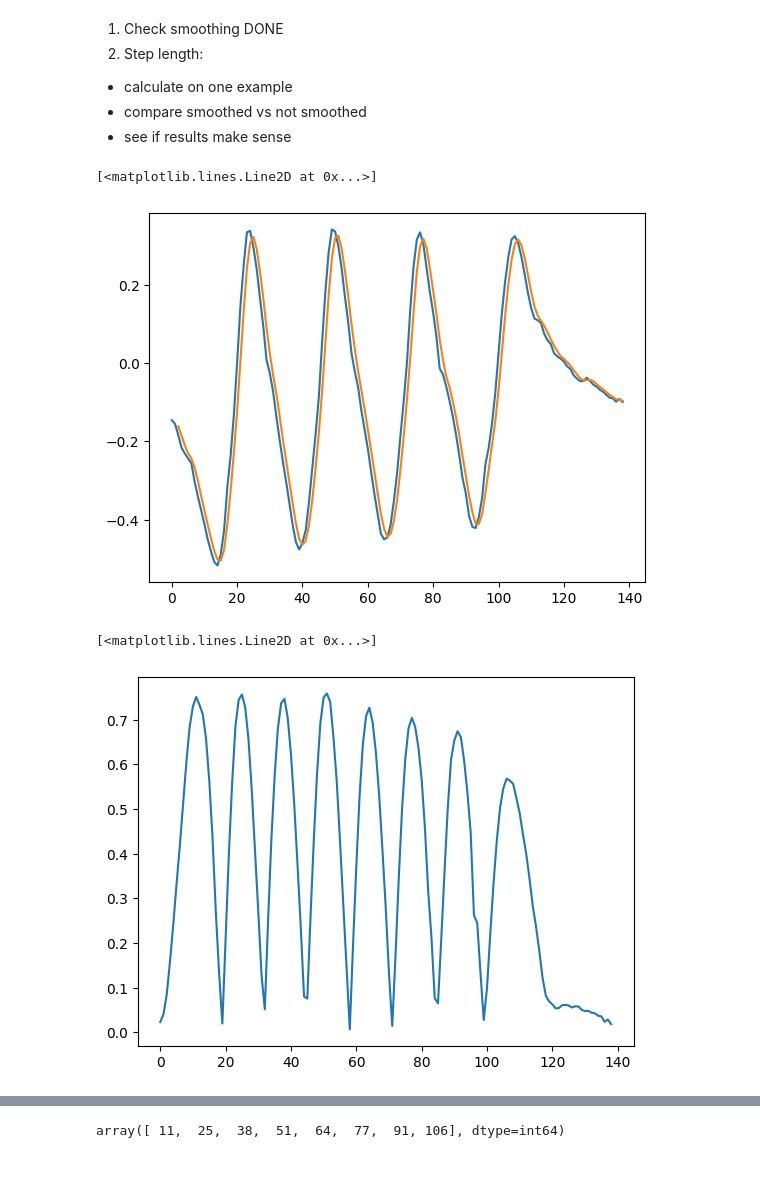
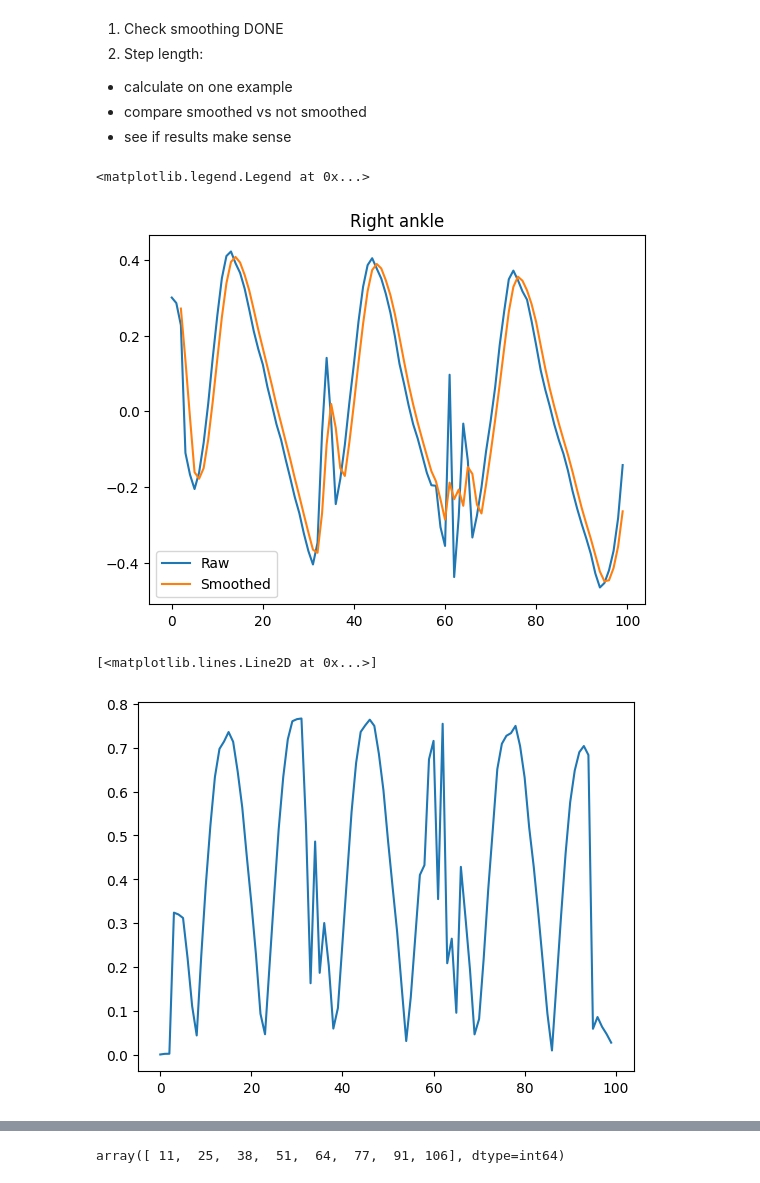
Before and after one commit to hrapek/Biomechanics, a Jupyter notebook: step_metrics_playground.ipynb, the cells around one changed output, grey strips where cells are left out. Cells and saved outputs as stored; diff of their text form; code cells hidden in the pictures.

```diff
--- a/step_metrics_playground.ipynb
+++ b/step_metrics_playground.ipynb
@@ -308,23 +308,25 @@ plot_joints_trajectory(tracklet, person_id, joint_list, dim)
 - compare smoothed vs not smoothed
 - see if results make sense
 # %%
-trajectory = tracklets_dict['demo_Athletic_Male'][1]['RAnkle'][0]
+trajectory = tracklets_dict['demo_normal-gosia-side'][0]['RAnkle'][0]
 smoothed = moving_average(pd.DataFrame(trajectory))
 # %%
 plt.plot(trajectory)
 plt.plot(smoothed)
+plt.title("Right ankle")
+plt.legend(["Raw", "Smoothed"])
 # %% [output]
-[<matplotlib.lines.Line2D at 0x...>]
+<matplotlib.legend.Legend at 0x...>
-[figure, old version]
+[figure, new version]
 # %%
-rankle = tracklets_dict['demo_Athletic_Male'][1]['RAnkle'][0]
-lankle = tracklets_dict['demo_Athletic_Male'][1]['LAnkle'][0]
+rankle = tracklets_dict['demo_normal-gosia-side'][0]['RAnkle'][0]
+lankle = tracklets_dict['demo_normal-gosia-side'][0]['LAnkle'][0]
 
 difference = np.absolute(np.subtract(rankle, lankle))
 plt.plot(difference)
 # %% [output]
 [<matplotlib.lines.Line2D at 0x...>]
-[figure, old version]
+[figure, new version]
 # %%
 argrelextrema(difference, np.greater)[0]
 # %% [output]
```
Also changed, not shown: parts of 4 cells of this notebook, 32 other files.
